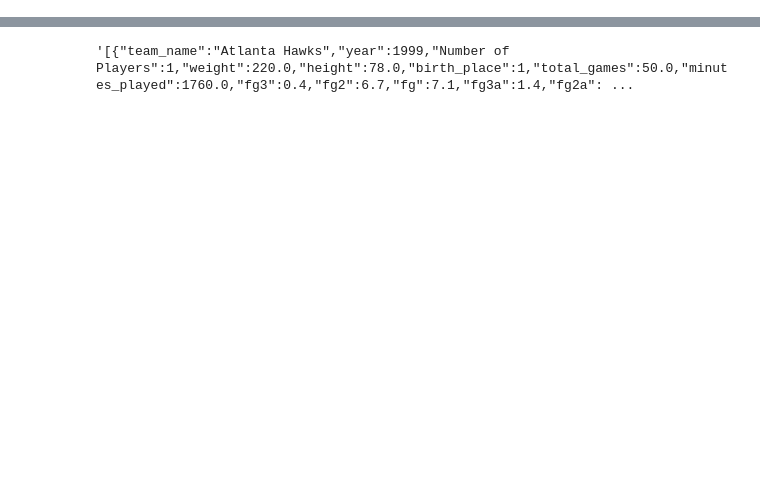
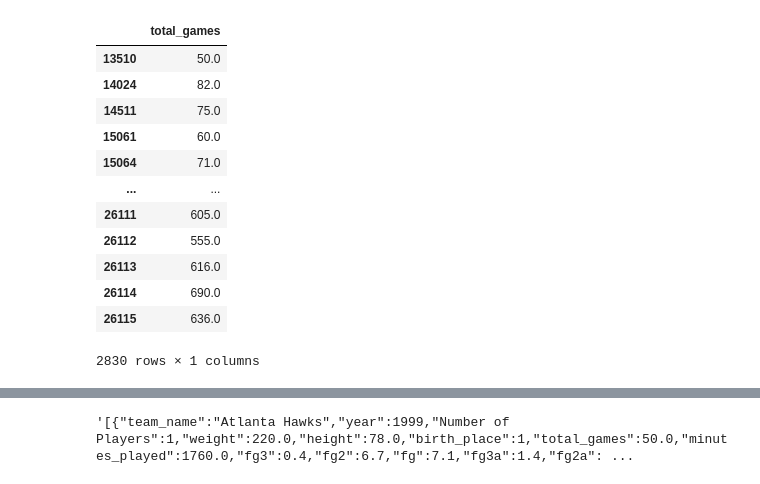
Before and after one commit to olesasha/InfoViz, a Jupyter notebook: E2/help.ipynb, the cells around one changed output, grey strips where cells are left out. Drawn from its saved outputs; the diff is of its cells as text; code cells hidden in the pictures; blank space fills up the shorter version.

```diff
--- a/E2/help.ipynb
+++ b/E2/help.ipynb
@@ -75,3 +87,23 @@ team_summary
+# %%
+test = df_cleaned_player_stats[["team_name", "season", "total_games"]]
+# %%
+test = test.groupby(["team_name", "season"]).cumsum()
+# %%
+test
+# %% [output]
+|  | total_games |
+| 13510 | 50.0 |
+| 14024 | 82.0 |
+| 14511 | 75.0 |
+| 15061 | 60.0 |
+| 15064 | 71.0 |
+| ... | ... |
+| 26111 | 605.0 |
+| 26112 | 555.0 |
+| 26113 | 616.0 |
+| 26114 | 690.0 |
+| 26115 | 636.0 |
+2830 rows × 1 columns
 # %%
 team_summary = team_summary.rename(columns={"name":"Number of Players"})
 team_summary
```
Also changed, not shown: parts of 5 cells of this notebook, 1 other file.
